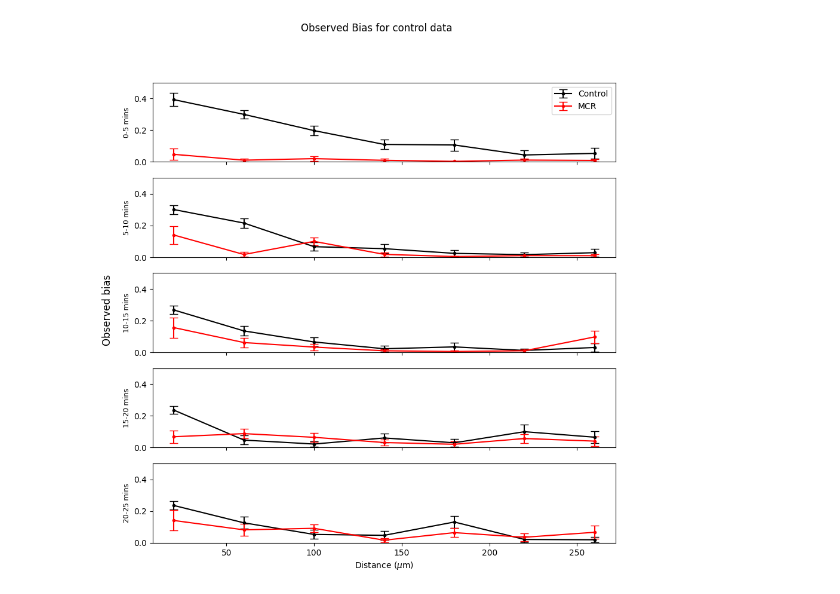
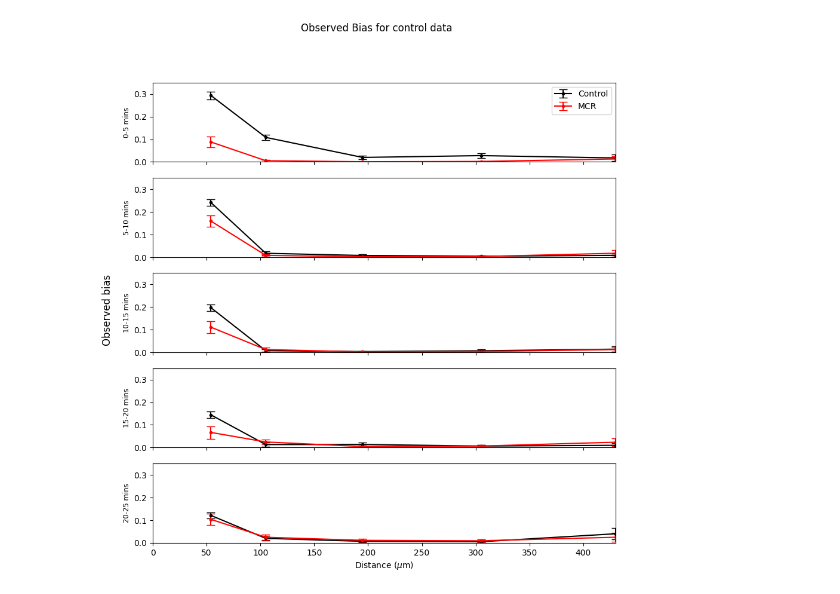
Before and after one commit to Schumacher-group/ImmuneCellMigrationAnalysis, a Jupyter notebook: Notebooks/Observed bias visualisation_revision.ipynb, the cells around one changed output. Drawn from its saved outputs; the diff is of its cells as text; code cells hidden in the pictures.

```diff
--- a/Notebooks/Observed bias visualisation_revision.ipynb
+++ b/Notebooks/Observed bias visualisation_revision.ipynb
@@ -10,0 +11,7 @@ import pandas as pd
+# %%
+filesuffix = "_nw20"
+distance = [54, 105, 195, 305, 430] # Liepe bins: [54, 105, 195, 305, 430]; 2x bins: [54, 87.5, 122.5, 167.5, 222.5, 277.5, 332.5, 395]
+time = [2.5,7.5,12.5,17.5,22.5]
+time_labels = ["0-5","5-10","10-15","15-20","20-25"]
+# This function reads in previously run data from walker inference pipeline, and outputs the observed bias mean and std\
+# for the dataframe. The inputs are x,y which correspond to the file formats
@@ -11,15 +84,8 @@ import pandas as pd
 # %%
-distance = [20, 60, 100, 140, 180, 220, 260]
-time = [2.5,5,7.5,10,12.5,15,17.5,20,22.5]
-time_labels = ["0-5","2.5-7.5","5-10","7.5-12.5","10-15","12.5-17.5","15-20","17.5-22.5","20-25"]
-burn_in = 200
-# This function reads in previously run data from walker inference pipeline, and outputs the observed bias mean and std\
-# for the dataframe. The inputs are x,y which correspond to the file formats
-
-def bias_param_samples_from_file(input_data_array):
-    posterior_chain_array = input_data_array[0]  # Extracts the posterior chain array from the input_data array
+# define functions to extract the observed bias values from the data
+def bias_param_samples_from_file(emcee_samples):
     # Removes the burn-in, thins the posterior data and flattens the walkers into a single array
-    flattened_chain = posterior_chain_array.get_chain(discard=burn_in, thin=10, flat=True)
+    flattened_chain = emcee_samples.get_chain(discard=burnin, thin=thin, flat=True)
     w = flattened_chain[:, 0]  # The weighting parameter from the walker posterior array
     #    p = input_data[:, 1]  # The weighting parameter from the walker posterior array
     b = flattened_chain[:, 2]  # The bias parameter from the walker posterior array
@@ -29,17 +95,17 @@ def bias_param_samples_from_file(input_data_array):
     return mean, std
 
 def bias_values_control(i, j):
-    input_data_array = np.load('../data/BP_inference/Single_wound_CTR_revision_bins{}{}.npy'.format(i,j), allow_pickle=True)
-    return bias_param_samples_from_file(input_data_array)
+    control_data = emcee.backends.HDFBackend('../data/BP_inference/Single_wound_CTR_revision'+filesuffix+'_bins{}{}.h5'.format(i,j))
+    return bias_param_samples_from_file(control_data)
 
 def bias_values_mcr(i, j):
-    input_data_array = np.load('../data/BP_inference/Single_wound_MCR_revision_bins{}{}.npy'.format(i,j), allow_pickle=True)
-    return bias_param_samples_from_file(input_data_array)
+    mcr_data = emcee.backends.HDFBackend('../data/BP_inference/Single_wound_MCR_revision'+filesuffix+'_bins{}{}.h5'.format(i,j))
+    return bias_param_samples_from_file(mcr_data)
 
 # def bias_values_halfwound_control(i, j):
-#     input_data_array = np.load('../data/BP_inference/Halfwound_control_bins{}{}.npy'.format(i,j), allow_pickle=True)
+#     input_data_array = emcee.backends.HDFBackend('../data/BP_inference/Halfwound_control_bins{}{}.h5'.format(i,j))
 #     return bias_param_samples_from_file(input_data_array)
 
 # def bias_values_halfwound_mcr(i, j):
-#     input_data_array = np.load('../data/BP_inference/Halfwound_mcr_bins{}{}.npy'.format(i,j), allow_pickle=True)
+#     input_data_array = emcee.backends.HDFBackend('../data/BP_inference/Halfwound_mcr_bins{}{}.h5'.format(i,j))
 #     return bias_param_samples_from_file(input_data_array)
@@ -71,34 +112,35 @@ plt.show()
 # %%
-
-stepSizeTimeBins = 2
-nTimeBins = int(np.round(len(time_labels)/stepSizeTimeBins))+1
+# plot observed bias for both conditions in one plot with a different panel for each time-point
+stepSizeTimeBins = 1
+nTimeBins = int(np.round(len(time_labels)/stepSizeTimeBins))
 fig, ax = plt.subplots(nTimeBins, 1, figsize=(10, 10), sharex=True)
 fig.suptitle("Observed Bias for control data")
 for i in range(nTimeBins):
     meansC = []
     stdsC = []
     meansM = []
     stdsM = []
     for j in range(len(distance)):
         ObBiasC = bias_values_control(j, i*stepSizeTimeBins)
         ObBiasM = bias_values_mcr(j, i*stepSizeTimeBins)
 
         meansC.append(ObBiasC[0])
         stdsC.append(ObBiasC[1])
         meansM.append(ObBiasM[0])
         stdsM.append(ObBiasM[1])
     ax[i].errorbar(distance,meansC,yerr = stdsC,marker='o',markersize = 3,capsize = 5,color = 'k', label = "Control")
     ax[i].errorbar(distance,meansM,yerr = stdsM,marker='o',markersize = 3,capsize = 5,color = 'r', label = "MCR")
-    ax[i].set_ylim(0,0.5)
+    ax[i].set_ylim(0,0.35)
+    ax[i].set_xlim(0,430)
     ax[i].set_ylabel(f"{time_labels[i*stepSizeTimeBins]} mins", rotation=90, size='small')
 plt.xlabel("Distance ($\mu$m)")
 ax[0].legend(loc='upper right')
 
 fig.text(0.04, 0.5, 'Observed bias', va='center', rotation='vertical', size = 'large')
-plt.savefig("Figures/Observed bias control & mcr_revision_data_nonoverlappingbins.pdf")
+plt.savefig("Figures/Observed bias control & mcr_revision_data"+filesuffix+"bins.pdf")
 plt.show()
 # %% [output]
-[figure, old version]
+[figure, new version]
 # %%
 # rearrange data to plot all time-points in one plot
 obs_bias_control = []
```
Also changed, not shown: parts of 12 cells of this notebook.
